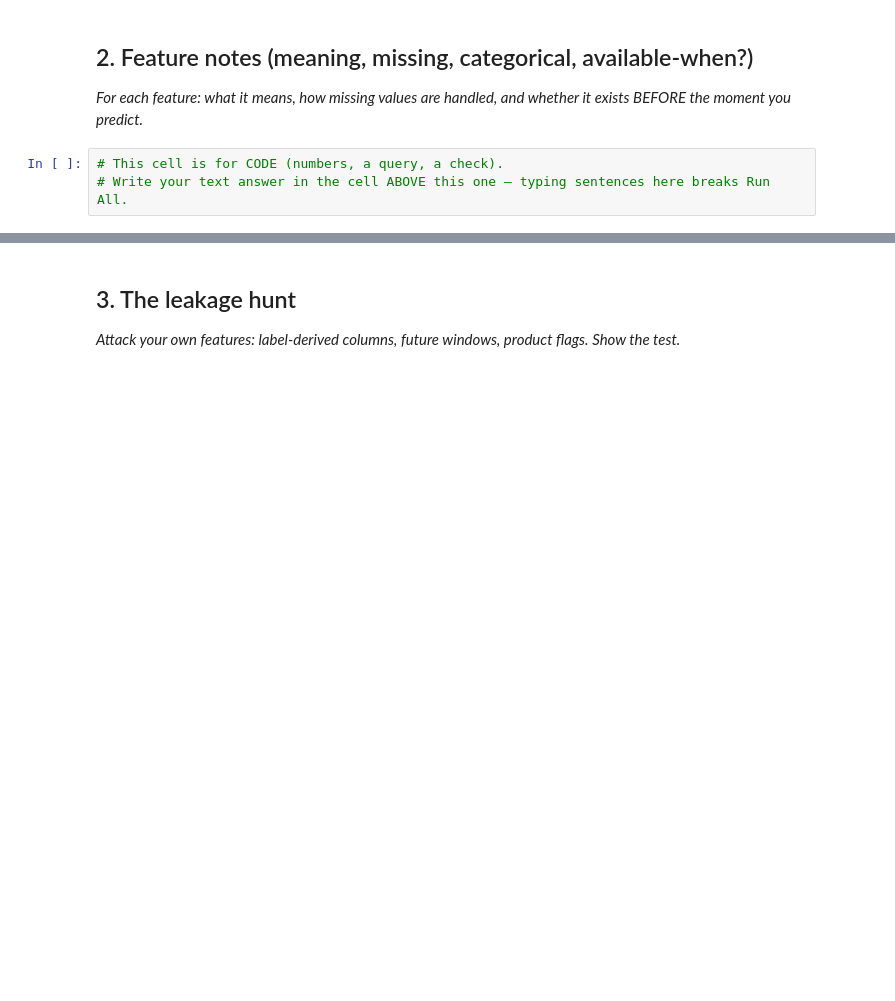
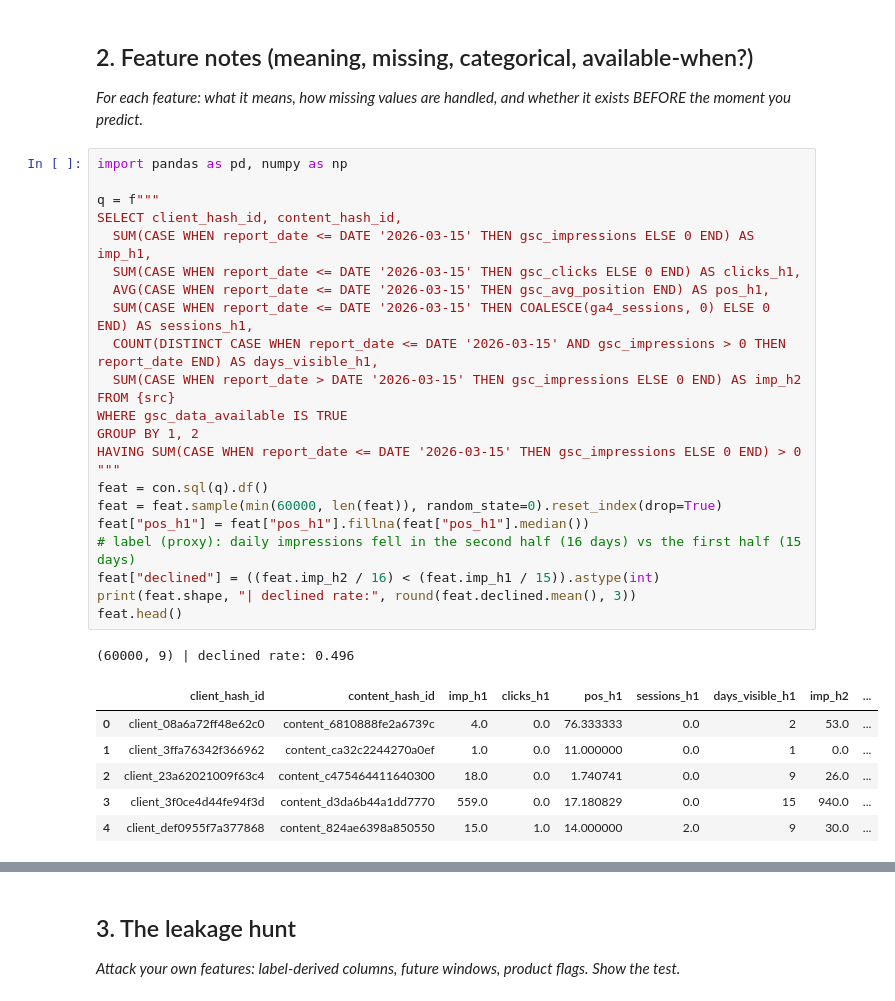
Before and after one commit to mahmarani/flyrank-ml-internship, a Jupyter notebook: work/notebooks/w03_feature_leakage_check.ipynb, the cells around one changed output, grey strips where cells are left out. Saved outputs shown, nothing was run; the diff lists cells and outputs as text; blank space fills up the shorter version.

```diff
--- a/work/notebooks/w03_feature_leakage_check.ipynb
+++ b/work/notebooks/w03_feature_leakage_check.ipynb
@@ -17,6 +46,34 @@ This skeleton is yours to fill. Work the sections **in order** — each one has
 ## 2. Feature notes (meaning, missing, categorical, available-when?)
 
 *For each feature: what it means, how missing values are handled, and whether it exists BEFORE the moment you predict.*
-# %%
-# This cell is for CODE (numbers, a query, a check).
-# Write your text answer in the cell ABOVE this one — typing sentences here breaks Run All.
+# %%
+import pandas as pd, numpy as np
+
+q = f"""
+SELECT client_hash_id, content_hash_id,
+  SUM(CASE WHEN report_date <= DATE '2026-03-15' THEN gsc_impressions ELSE 0 END) AS imp_h1,
+  SUM(CASE WHEN report_date <= DATE '2026-03-15' THEN gsc_clicks ELSE 0 END) AS clicks_h1,
+  AVG(CASE WHEN report_date <= DATE '2026-03-15' THEN gsc_avg_position END) AS pos_h1,
+  SUM(CASE WHEN report_date <= DATE '2026-03-15' THEN COALESCE(ga4_sessions, 0) ELSE 0 END) AS sessions_h1,
+  COUNT(DISTINCT CASE WHEN report_date <= DATE '2026-03-15' AND gsc_impressions > 0 THEN report_date END) AS days_visible_h1,
+  SUM(CASE WHEN report_date > DATE '2026-03-15' THEN gsc_impressions ELSE 0 END) AS imp_h2
+FROM {src}
+WHERE gsc_data_available IS TRUE
+GROUP BY 1, 2
+HAVING SUM(CASE WHEN report_date <= DATE '2026-03-15' THEN gsc_impressions ELSE 0 END) > 0
+"""
+feat = con.sql(q).df()
+feat = feat.sample(min(60000, len(feat)), random_state=0).reset_index(drop=True)
+feat["pos_h1"] = feat["pos_h1"].fillna(feat["pos_h1"].median())
+# label (proxy): daily impressions fell in the second half (16 days) vs the first half (15 days)
+feat["declined"] = ((feat.imp_h2 / 16) < (feat.imp_h1 / 15)).astype(int)
+print(feat.shape, "| declined rate:", round(feat.declined.mean(), 3))
+feat.head()
+# %% [output]
+(60000, 9) | declined rate: 0.496
+|  | client_hash_id | content_hash_id | imp_h1 | clicks_h1 | pos_h1 | sessions_h1 | days_visible_h1 | imp_h2 | ... |
+| 0 | client_08a6a72ff48e62c0 | content_6810888fe2a6739c | 4.0 | 0.0 | 76.333333 | 0.0 | 2 | 53.0 | ... |
+| 1 | client_3ffa76342f366962 | content_ca32c2244270a0ef | 1.0 | 0.0 | 11.000000 | 0.0 | 1 | 0.0 | ... |
+| 2 | client_23a62021009f63c4 | content_c475464411640300 | 18.0 | 0.0 | 1.740741 | 0.0 | 9 | 26.0 | ... |
+| 3 | client_3f0ce4d44fe94f3d | content_d3da6b44a1dd7770 | 559.0 | 0.0 | 17.180829 | 0.0 | 15 | 940.0 | ... |
+| 4 | client_def0955f7a377868 | content_824ae6398a850550 | 15.0 | 1.0 | 14.000000 | 2.0 | 9 | 30.0 | ... |
```
Also changed, not shown: parts of 10 cells of this notebook.
